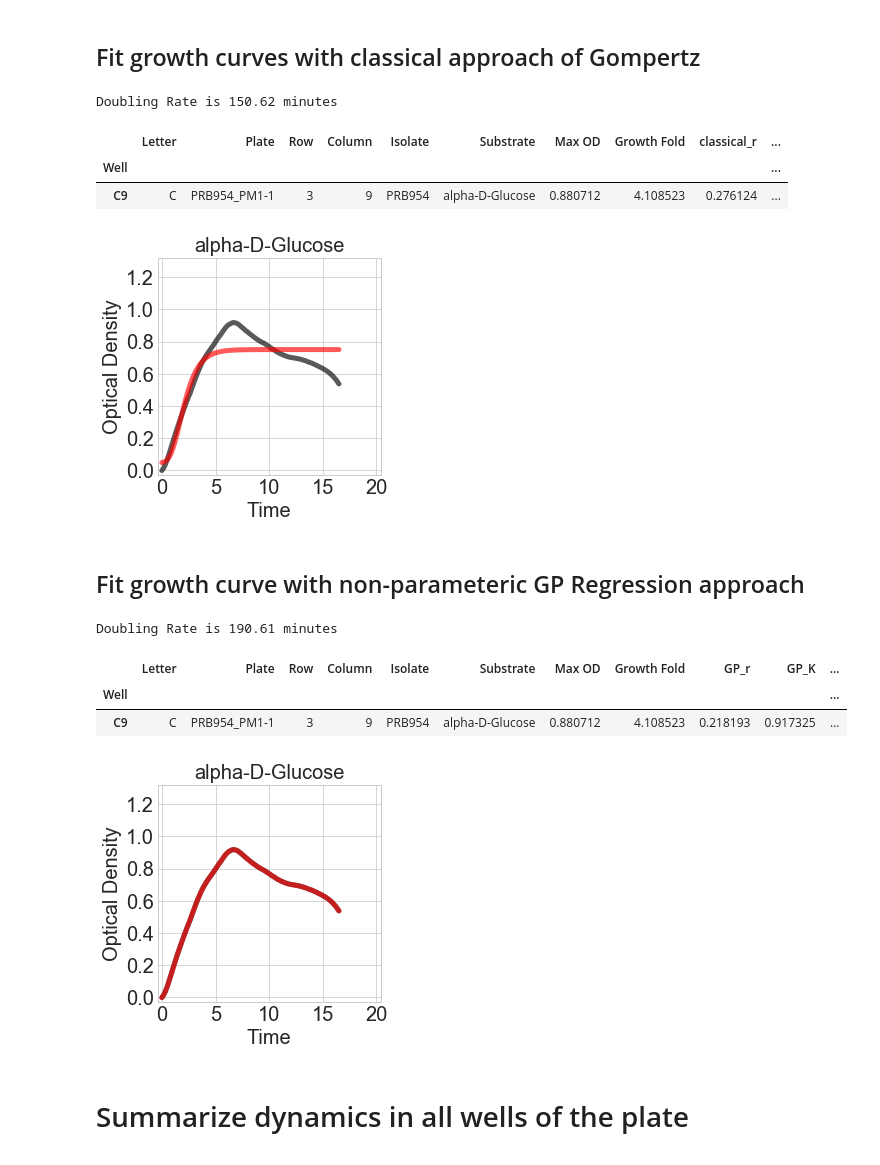
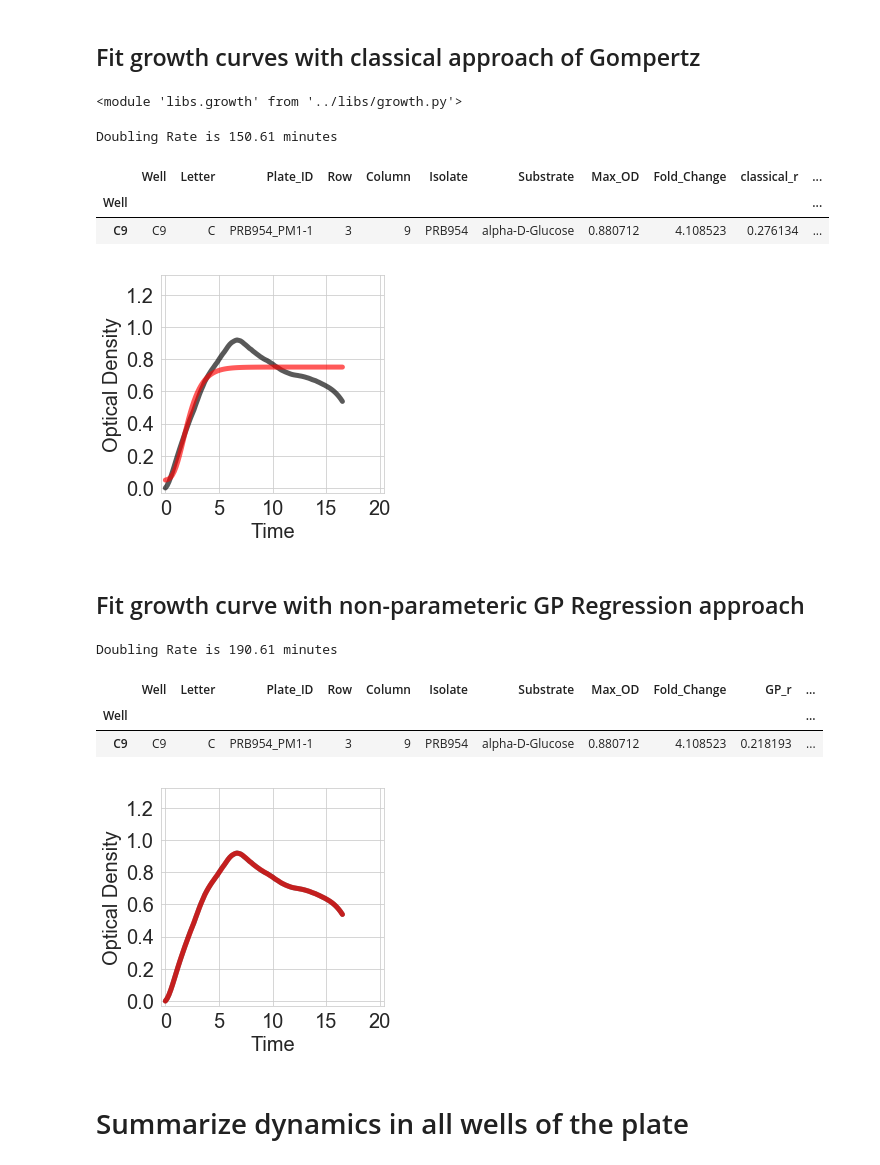
Before and after one commit to firasmidani/phenotypic-characterization, a Jupyter notebook: examples/Phenotypic-Characterization Growth Module Walk-Through.ipynb, the cells around one changed output. Cells and saved outputs as stored; diff of their text form; code cells hidden in the pictures.

Commit message:
fixed issue in classical fitting and updated example walkthrogh

```diff
--- a/examples/Phenotypic-Characterization Growth Module Walk-Through.ipynb
+++ b/examples/Phenotypic-Characterization Growth Module Walk-Through.ipynb
@@ -40,7 +41,7 @@ matplotlib       2.1.1
 # %% [markdown]
 # Read Data
 # %%
-data = pd.read_csv('/Users/firasmidani/rab_fm/proj/biolog/data/Magellan/PRB954_PM1-1.tsv',
+data = pd.read_csv('/Users/firasmidani/rab_fm/proj/biolog/data_20190716/Magellan/PRB954_PM1-1.tsv',
                    sep='\t',header=0,index_col=0);
 data.head()
 # %% [output]
@@ -79,6 +80,6 @@ data.head()
 # %% [markdown]
 # Read Meta-data
 # %%
-key = plates.populatePlateKey('PRB954_PM1-1');
+key = plates.initializeBiologPlateKey('PRB954_PM1-1',simple=False);
 key.head()
 # %% [output]
@@ -104,14 +105,14 @@ data.head()
 5 rows × 100 columns
 # %%
 # initialize pd.DataFrame for summarizing data sets
-
-order_columns = ['Letter','Plate','Row','Column']
-order_columns += ['Isolate','Substrate','Max OD','Growth Fold']
+order_columns = ['Well_ID','Letter','Plate_ID','Row','Column']
+order_columns += ['Isolate','Substrate','Max_OD','Fold_Change']
 order_columns
 
 summary = plates.summarizeGrowthData(data)
 summary = summary.join(key)
 summary = summary.loc[:,order_columns]
+summary.columns = ['Well'] + list(summary.columns[1:])
 
 summary.head()
 # %% [output]
@@ -299,35 +317,41 @@ logged        True
 dtype: bool
 # %% [markdown]
 ## Fit growth curves with classical approach of Gompertz
+# %%
+import imp
+imp.reload(growth)
+# %% [output]
+<module 'libs.growth' from '../libs/growth.py'>
 # %%
+
 glucose = plate.extractGrowthData({'Substrate':['alpha-D-Glucose']})
 
 gompertz = growth.GrowthMetrics(glucose);
-gompertz.Classical(classical.gompertz)
+gompertz.fitClassical(classical.gompertz)
 gompertz.inferClassicalDynamics()
 gompertz.predictClassical()
 
 fig,ax = gompertz.plot();
 
 ax.set_ylim([-0.03,1.32])
 ax.set_xlim([-0.4,20.4])
 
 print 'Doubling Rate is %0.2f minutes' % gompertz.key['classical_td']
 
 gompertz.key
 # %% [output]
-Doubling Rate is 150.62 minutes
+Doubling Rate is 150.61 minutes
-|  | Letter | Plate | Row | Column | Isolate | Substrate | Max OD | Growth Fold | classical_r | ... |
-| Well |  |  |  |  |  |  |  |  |  | ... |
-| C9 | C | PRB954_PM1-1 | 3 | 9 | PRB954 | alpha-D-Glucose | 0.880712 | 4.108523 | 0.276124 | ... |
+|  | Well | Letter | Plate_ID | Row | Column | Isolate | Substrate | Max_OD | Fold_Change | classical_r | ... |
+| Well |  |  |  |  |  |  |  |  |  |  | ... |
+| C9 | C9 | C | PRB954_PM1-1 | 3 | 9 | PRB954 | alpha-D-Glucose | 0.880712 | 4.108523 | 0.276134 | ... |
-[figure, old version]
+[figure, new version]
 # %% [markdown]
 ## Fit growth curve with non-parameteric GP Regression approach
 # %%
 glucose = plate.extractGrowthData({'Substrate':['alpha-D-Glucose']})
 
 gpr = growth.GrowthMetrics(glucose);
-gpr.GP()
+gpr.fitGP()
 gpr.inferGPDynamics()
 gpr.predictGP()
 
@@ -341,10 +365,10 @@ print 'Doubling Rate is %0.2f minutes' % gpr.key['GP_td']
 gpr.key
 # %% [output]
 Doubling Rate is 190.61 minutes
-|  | Letter | Plate | Row | Column | Isolate | Substrate | Max OD | Growth Fold | GP_r | GP_K | ... |
+|  | Well | Letter | Plate_ID | Row | Column | Isolate | Substrate | Max_OD | Fold_Change | GP_r | ... |
 | Well |  |  |  |  |  |  |  |  |  |  | ... |
-| C9 | C | PRB954_PM1-1 | 3 | 9 | PRB954 | alpha-D-Glucose | 0.880712 | 4.108523 | 0.218193 | 0.917325 | ... |
+| C9 | C9 | C | PRB954_PM1-1 | 3 | 9 | PRB954 | alpha-D-Glucose | 0.880712 | 4.108523 | 0.218193 | ... |
-[figure, old version]
+[figure, new version]
 # %% [markdown]
 # Summarize dynamics in all wells of the plate
 # %%
```
Also changed, not shown: parts of 23 cells of this notebook, 2 other files.
